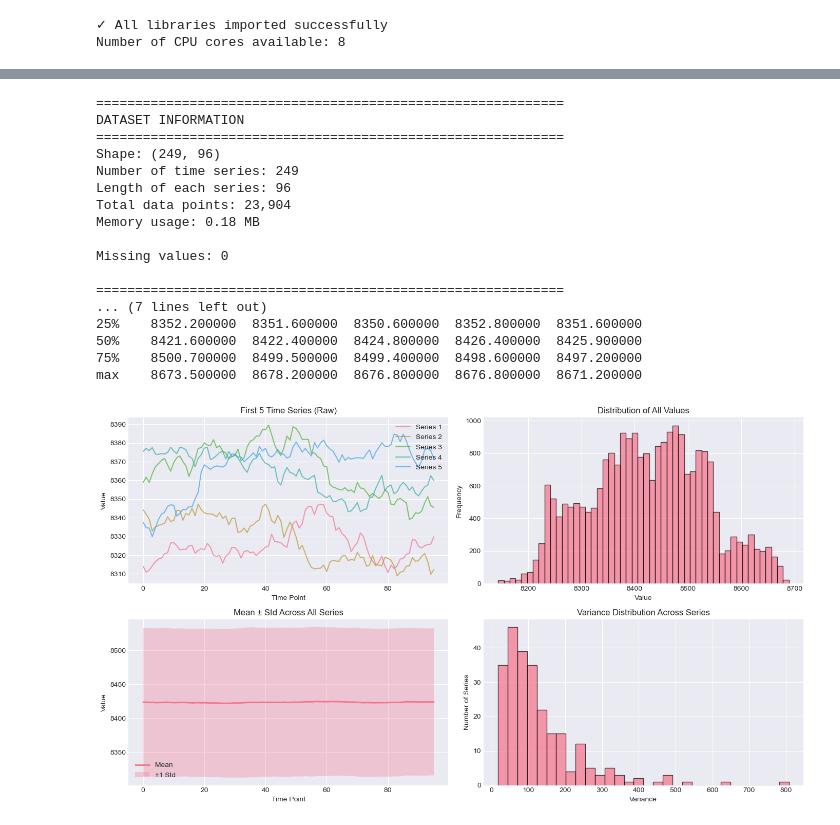
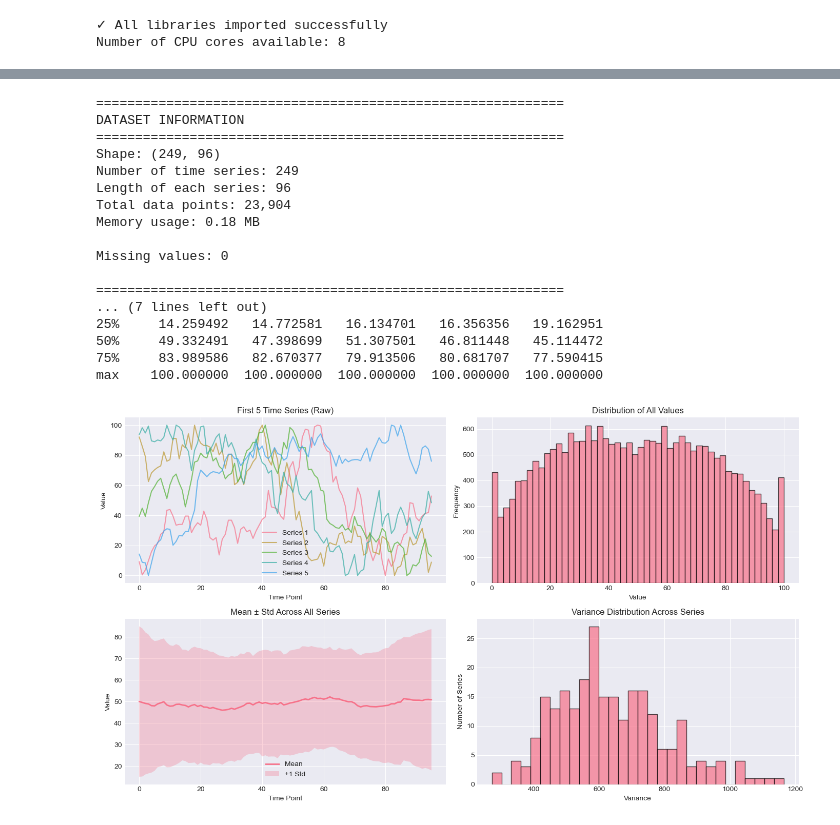
Before and after one commit to BMMUGOMBA/Time_Series, a Jupyter notebook: DTW_Clustering.ipynb, the cells around one changed output, grey strips where cells are left out. Saved outputs shown, nothing was run; the diff lists cells and outputs as text; code cells hidden in the pictures.

```diff
--- a/DTW_Clustering.ipynb
+++ b/DTW_Clustering.ipynb
@@ -141,39 +609,39 @@ def load_and_explore_data(filepath):
     axes[1, 0].set_ylabel('Value')
 
     # Variance across series
     variances = np.var(data_array, axis=1)
     axes[1, 1].set_title('Variance Distribution Across Series')
     axes[1, 1].hist(variances, bins=30, edgecolor='black', alpha=0.7)
     axes[1, 1].set_xlabel('Variance')
     axes[1, 1].set_ylabel('Number of Series')
 
     plt.tight_layout()
     plt.show()
 
     return df, data_array
 
 # Load your data
-filepath = "DayByDay96_Step Index.csv"  # Change this to your file
+filepath = "transformed_cumulative_normalized.csv"  # Change this to your file
 df, data = load_and_explore_data(filepath)
 # %% [output]
 ============================================================
 DATASET INFORMATION
 ============================================================
 Shape: (249, 96)
 Number of time series: 249
 Length of each series: 96
 Total data points: 23,904
 Memory usage: 0.18 MB
 
 Missing values: 0
 
 ============================================================
 ... (7 lines left out)
-25%    8352.200000  8351.600000  8350.600000  8352.800000  8351.600000
-50%    8421.600000  8422.400000  8424.800000  8426.400000  8425.900000
-75%    8500.700000  8499.500000  8499.400000  8498.600000  8497.200000
-max    8673.500000  8678.200000  8676.800000  8676.800000  8671.200000
+25%     14.259492   14.772581   16.134701   16.356356   19.162951
+50%     49.332491   47.398699   51.307501   46.811448   45.114472
+75%     83.989586   82.670377   79.913506   80.681707   77.590415
+max    100.000000  100.000000  100.000000  100.000000  100.000000
-[figure, old version]
+[figure, new version]
 # %%
 # ## Step 4: Data Preprocessing and Normalization
 
```
Also changed, not shown: parts of 9 cells of this notebook, 4 other files.
